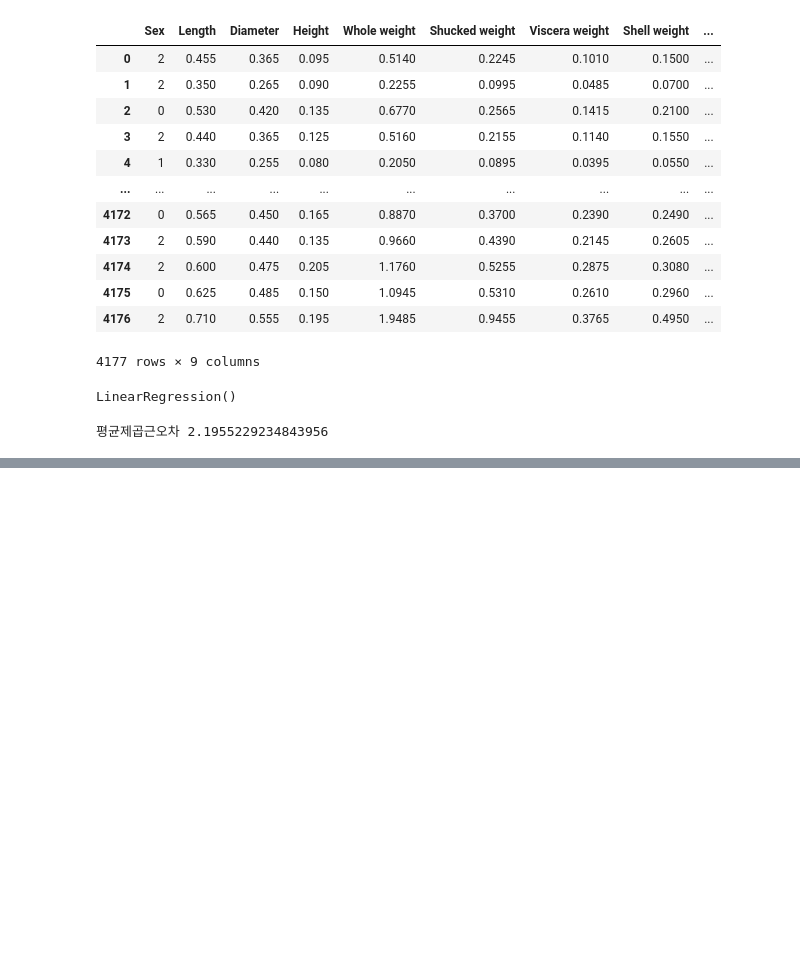
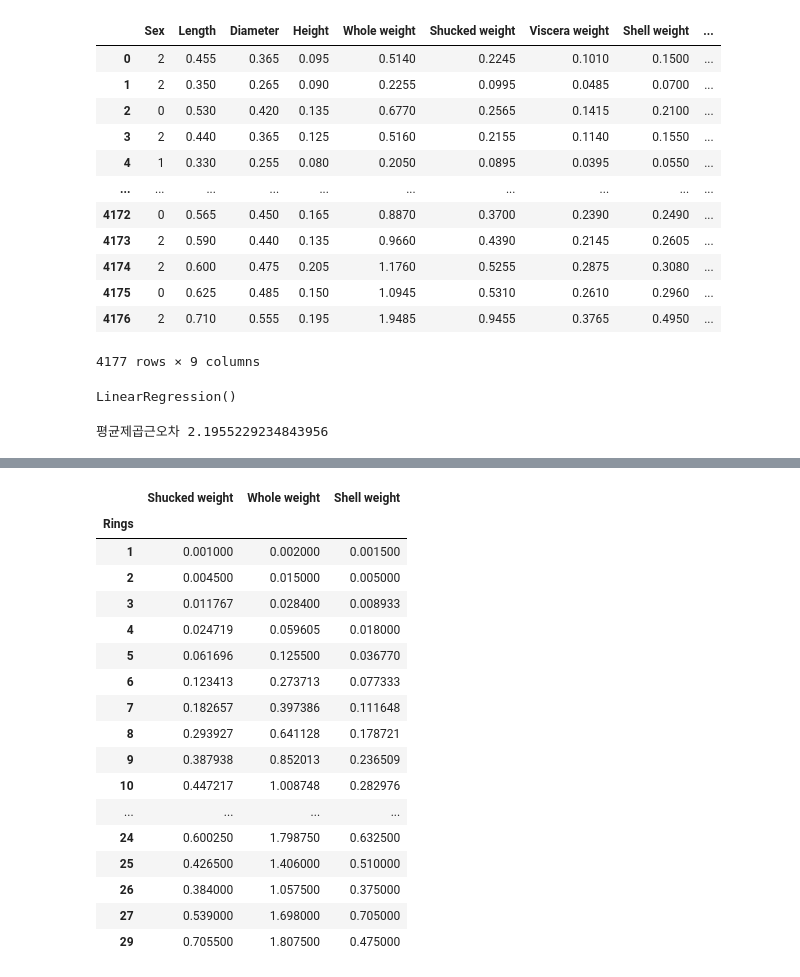
Before and after one commit to g202235419/ai-task, a Jupyter notebook: 1109-아이리스 어발런스 트레이닝/1109.ipynb, the cells around one changed output, grey strips where cells are left out. Cells and saved outputs as stored; diff of their text form; code cells hidden in the pictures; blank space fills up the shorter version.

```diff
--- a/1109-아이리스 어발런스 트레이닝/1109.ipynb
+++ b/1109-아이리스 어발런스 트레이닝/1109.ipynb
@@ -84,0 +161,21 @@ print('평균제곱근오차', mse)
+# %%
+df.groupby('Rings')['Shucked weight','Whole weight','Shell weight'].mean()
+# %% [output]
+|  | Shucked weight | Whole weight | Shell weight |
+| Rings |  |  |  |
+| 1 | 0.001000 | 0.002000 | 0.001500 |
+| 2 | 0.004500 | 0.015000 | 0.005000 |
+| 3 | 0.011767 | 0.028400 | 0.008933 |
+| 4 | 0.024719 | 0.059605 | 0.018000 |
+| 5 | 0.061696 | 0.125500 | 0.036770 |
+| 6 | 0.123413 | 0.273713 | 0.077333 |
+| 7 | 0.182657 | 0.397386 | 0.111648 |
+| 8 | 0.293927 | 0.641128 | 0.178721 |
+| 9 | 0.387938 | 0.852013 | 0.236509 |
+| 10 | 0.447217 | 1.008748 | 0.282976 |
+| ... | ... | ... | ... |
+| 24 | 0.600250 | 1.798750 | 0.632500 |
+| 25 | 0.426500 | 1.406000 | 0.510000 |
+| 26 | 0.384000 | 1.057500 | 0.375000 |
+| 27 | 0.539000 | 1.698000 | 0.705000 |
+| 29 | 0.705500 | 1.807500 | 0.475000 |
```
Also changed, not shown: parts of 9 cells of this notebook, 1 other file.
